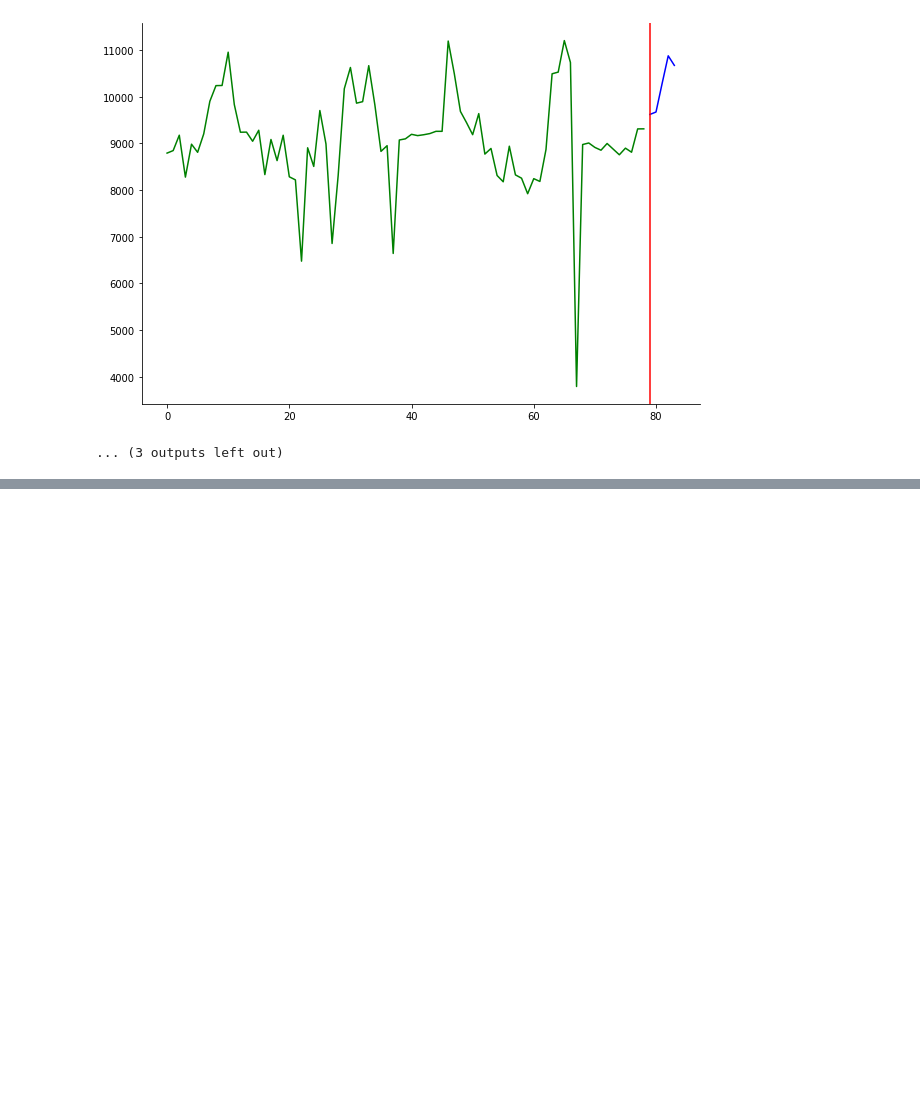
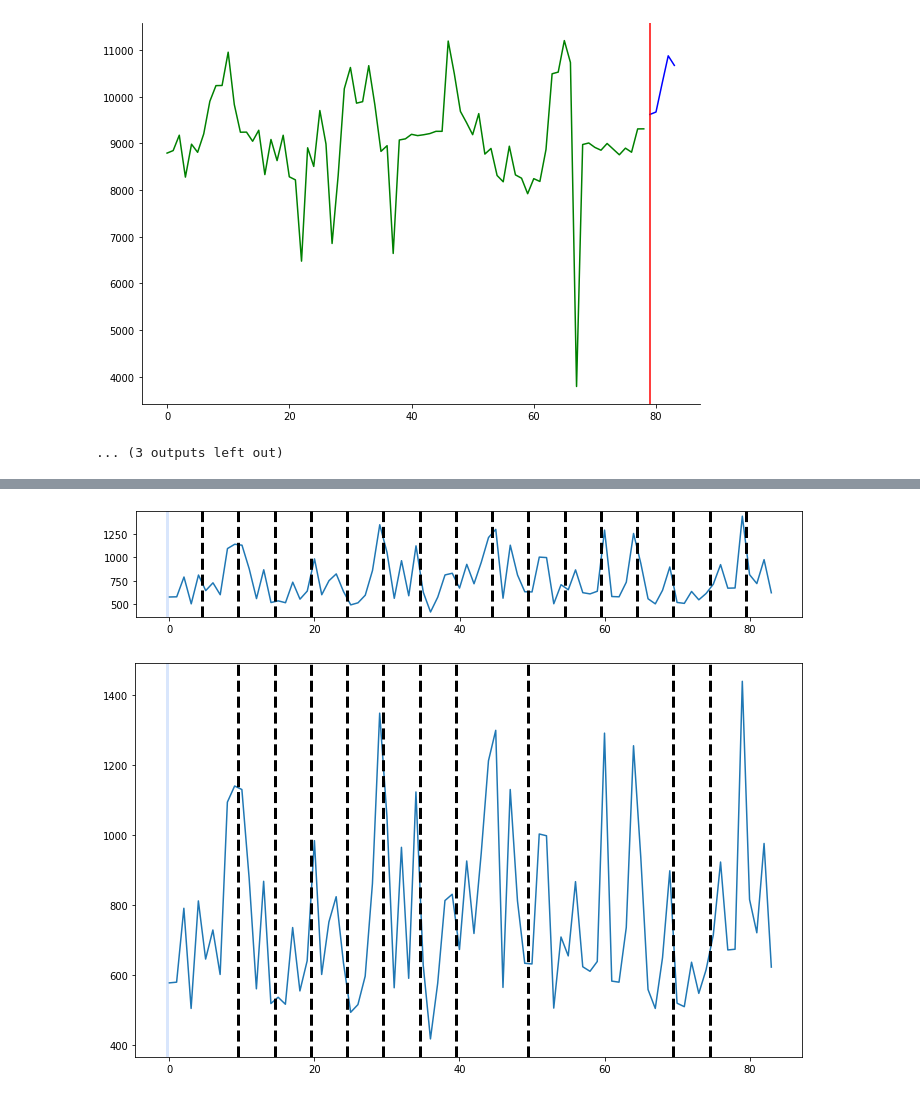
Before and after one commit to Paulthibaud/change-Point-model, a Jupyter notebook: SNCF_TER.ipynb, the cells around one changed output, grey strips where cells are left out. Saved outputs shown, nothing was run; the diff lists cells and outputs as text; code cells hidden in the pictures; blank space fills up the shorter version.

```diff
--- a/SNCF_TER.ipynb
+++ b/SNCF_TER.ipynb
@@ -406,0 +421,29 @@ Aquitaine  :  Nombre de trains ayant circulé
+# %%
+import matplotlib.pyplot as plt
+import ruptures as rpt
+
+# generate signal
+n_samples, dim, sigma = 1000, 3, 4
+n_bkps = 4  # number of breakpoints
+signal = df[df['Région']=='Centre']['Nombre de trains en retard à l\'arrivée'].to_numpy()
+bkps = [0]
+#signal, bkps = rpt.pw_constant(n_samples, dim, n_bkps, noise_std=sigma)
+
+# detection
+algo = rpt.Pelt(model="l1").fit(signal)
+result = algo.predict(pen=1)
+
+# display
+rpt.display(signal, bkps, result)
+plt.show()
+
+model = "l1"  # "l2", "rbf"
+algo = rpt.Dynp(model=model, min_size=5, jump=5).fit(signal)
+my_bkps = algo.predict(n_bkps=10)
+
+# show results
+rpt.show.display(signal, bkps, my_bkps, figsize=(10, 6))
+plt.show()
+# %% [output]
+[figure, added]
+[figure, added]
```
Also changed, not shown: parts of 1 cell of this notebook, 1 other file.
